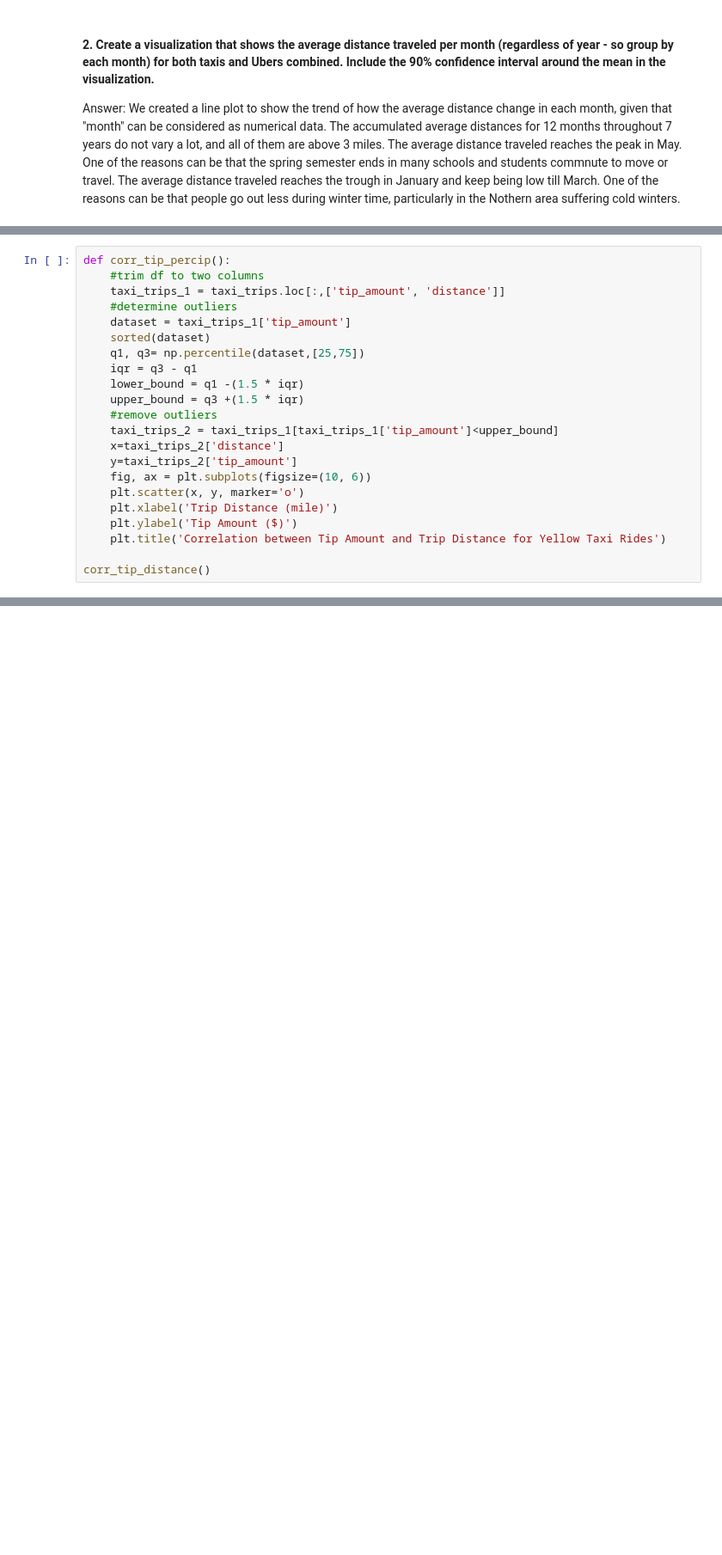
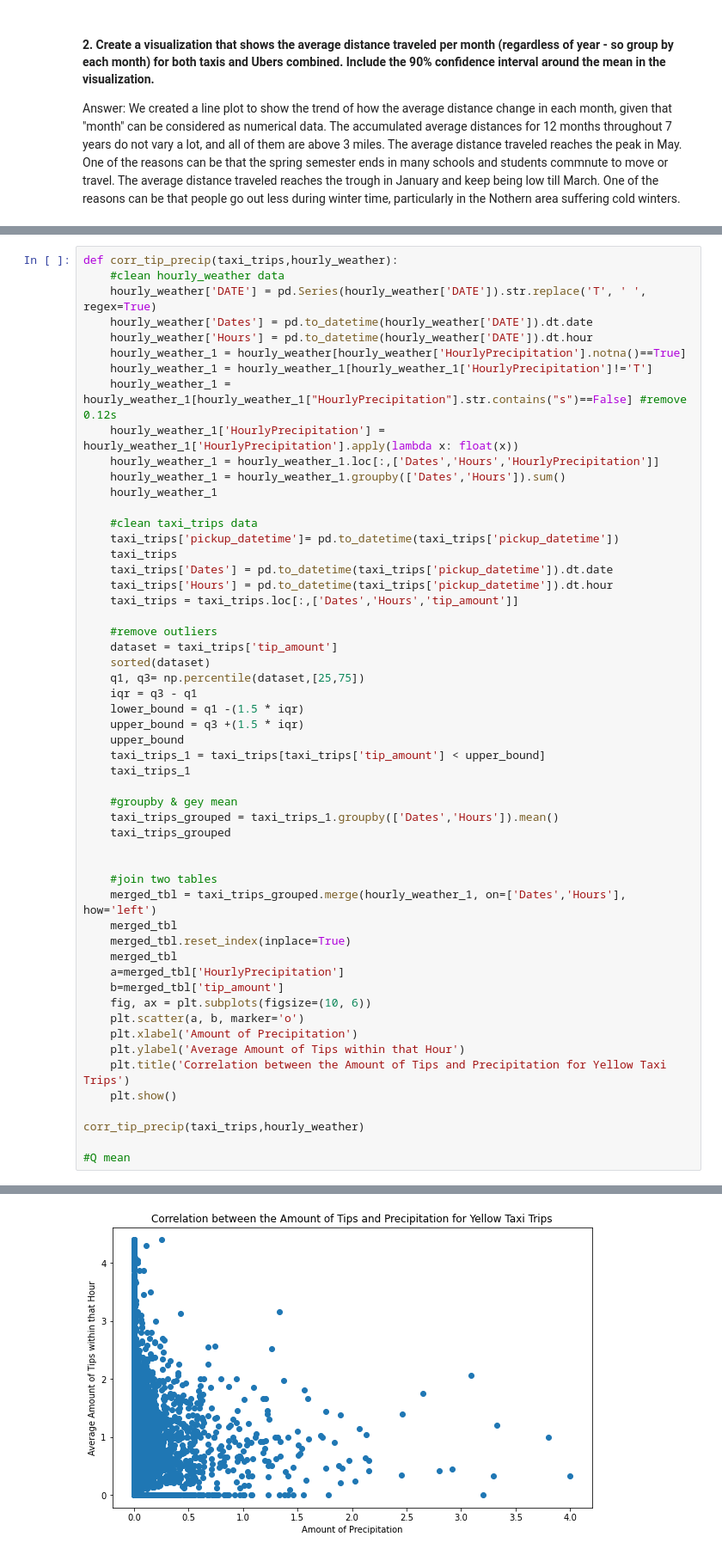
Before and after one commit to klcklcccc/TFA-Final-Project, a Jupyter notebook: Final Project.ipynb, the cells around one changed output, grey strips where cells are left out. Shown at 86% size. Drawn from its saved outputs; the diff is of its cells as text; blank space fills up the shorter version.

```diff
--- a/Final Project.ipynb
+++ b/Final Project.ipynb
@@ -729,23 +773,55 @@ Answer:
 # %%
-def corr_tip_percip():
-    #trim df to two columns
-    taxi_trips_1 = taxi_trips.loc[:,['tip_amount', 'distance']]
-    #determine outliers
-    dataset = taxi_trips_1['tip_amount']
+def corr_tip_precip(taxi_trips,hourly_weather):
+    #clean hourly_weather data
+    hourly_weather['DATE'] = pd.Series(hourly_weather['DATE']).str.replace('T', ' ', regex=True)
+    hourly_weather['Dates'] = pd.to_datetime(hourly_weather['DATE']).dt.date
+    hourly_weather['Hours'] = pd.to_datetime(hourly_weather['DATE']).dt.hour
+    hourly_weather_1 = hourly_weather[hourly_weather['HourlyPrecipitation'].notna()==True]
+    hourly_weather_1 = hourly_weather_1[hourly_weather_1['HourlyPrecipitation']!='T']
+    hourly_weather_1 = hourly_weather_1[hourly_weather_1["HourlyPrecipitation"].str.contains("s")==False] #remove 0.12s
+    hourly_weather_1['HourlyPrecipitation'] = hourly_weather_1['HourlyPrecipitation'].apply(lambda x: float(x))
+    hourly_weather_1 = hourly_weather_1.loc[:,['Dates','Hours','HourlyPrecipitation']]
+    hourly_weather_1 = hourly_weather_1.groupby(['Dates','Hours']).sum()
+    hourly_weather_1
+
+    #clean taxi_trips data
+    taxi_trips['pickup_datetime']= pd.to_datetime(taxi_trips['pickup_datetime'])
+    taxi_trips
+    taxi_trips['Dates'] = pd.to_datetime(taxi_trips['pickup_datetime']).dt.date
+    taxi_trips['Hours'] = pd.to_datetime(taxi_trips['pickup_datetime']).dt.hour
+    taxi_trips = taxi_trips.loc[:,['Dates','Hours','tip_amount']]
+
+    #remove outliers
+    dataset = taxi_trips['tip_amount']
     sorted(dataset)
     q1, q3= np.percentile(dataset,[25,75])
     iqr = q3 - q1
     lower_bound = q1 -(1.5 * iqr)
     upper_bound = q3 +(1.5 * iqr)
-    #remove outliers
-    taxi_trips_2 = taxi_trips_1[taxi_trips_1['tip_amount']<upper_bound]
-    x=taxi_trips_2['distance']
-    y=taxi_trips_2['tip_amount']
+    upper_bound
+    taxi_trips_1 = taxi_trips[taxi_trips['tip_amount'] < upper_bound]
+    taxi_trips_1
+
+    #groupby & gey mean
+    taxi_trips_grouped = taxi_trips_1.groupby(['Dates','Hours']).mean()
+    taxi_trips_grouped
+
+
+    #join two tables
+    merged_tbl = taxi_trips_grouped.merge(hourly_weather_1, on=['Dates','Hours'], how='left')
+    merged_tbl
+    merged_tbl.reset_index(inplace=True)
+    merged_tbl
+    a=merged_tbl['HourlyPrecipitation']
+    b=merged_tbl['tip_amount']
     fig, ax = plt.subplots(figsize=(10, 6))
-    plt.scatter(x, y, marker='o')
-    plt.xlabel('Trip Distance (mile)')
-    plt.ylabel('Tip Amount ($)')
-    plt.title('Correlation between Tip Amount and Trip Distance for Yellow Taxi Rides')
+    plt.scatter(a, b, marker='o')
+    plt.xlabel('Amount of Precipitation')
+    plt.ylabel('Average Amount of Tips within that Hour')
+    plt.title('Correlation between the Amount of Tips and Precipitation for Yellow Taxi Trips')
+    plt.show()
 
-corr_tip_distance()
+corr_tip_precip(taxi_trips,hourly_weather)
+
+#Q mean
 # %% [output]
@@ -765 +828,2 @@ corr_tip_distance()
+[figure, added]
 # %% [markdown]
```
Also changed, not shown: parts of 24 cells of this notebook.
